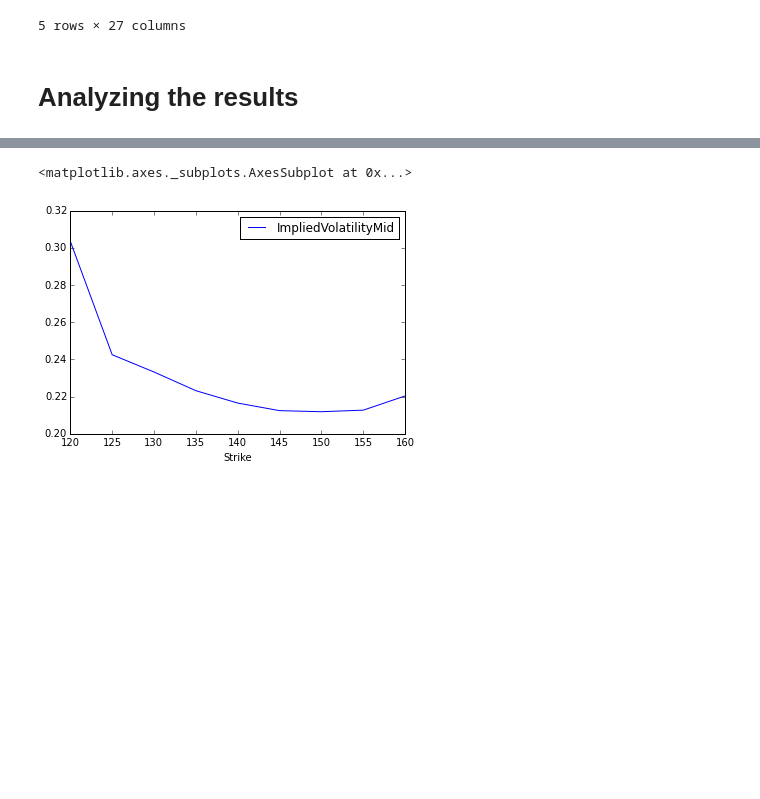
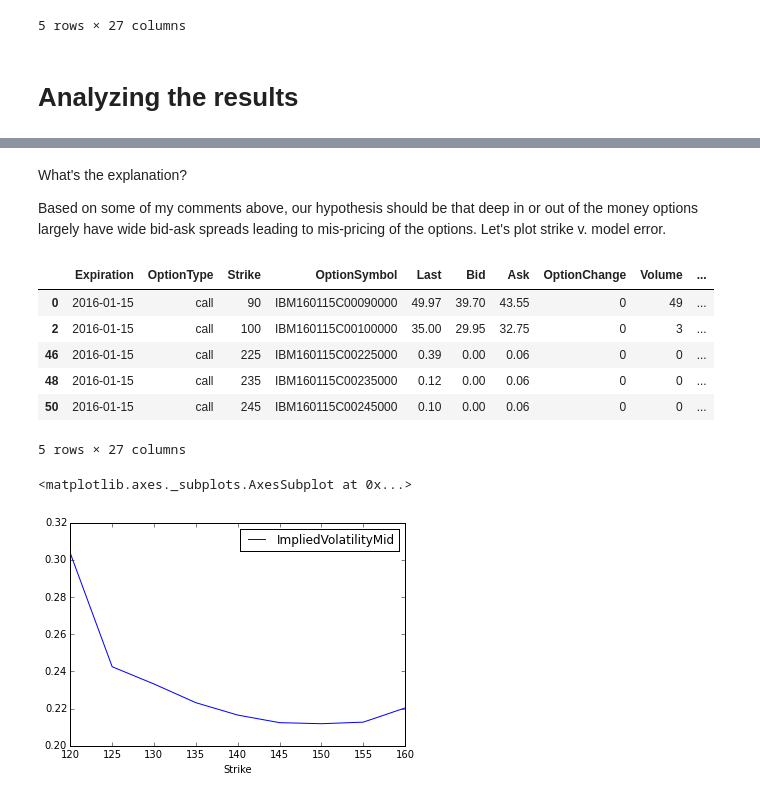
Before and after one commit to pydatasg/PyData-Meetup, a Jupyter notebook: Equity Option Implied Volatility Analytics with Python.ipynb, the cells around one changed output, grey strips where cells are left out. Drawn from its saved outputs; the diff is of its cells as text; code cells hidden in the pictures; blank space fills up the shorter version.

```diff
--- a/Equity Option Implied Volatility Analytics with Python.ipynb
+++ b/Equity Option Implied Volatility Analytics with Python.ipynb
@@ -1002,3 +1101,17 @@ options_frame['ModelError'].hist()
+# %% [markdown]
+What's the explanation?
+
+Based on some of my comments above, our hypothesis should be that deep in or out of the money options largely have wide bid-ask spreads leading to mis-pricing of the options. Let's plot strike v. model error.
+# %%
+options_frame[abs(options_frame['ModelError']) > 1.0e-4].head()
+# %% [output]
+|  | Expiration | OptionType | Strike | OptionSymbol | Last | Bid | Ask | OptionChange | Volume | ... |
+| 0 | 2016-01-15 | call | 90 | IBM160115C00090000 | 49.97 | 39.70 | 43.55 | 0 | 49 | ... |
+| 2 | 2016-01-15 | call | 100 | IBM160115C00100000 | 35.00 | 29.95 | 32.75 | 0 | 3 | ... |
+| 46 | 2016-01-15 | call | 225 | IBM160115C00225000 | 0.39 | 0.00 | 0.06 | 0 | 0 | ... |
+| 48 | 2016-01-15 | call | 235 | IBM160115C00235000 | 0.12 | 0.00 | 0.06 | 0 | 0 | ... |
+| 50 | 2016-01-15 | call | 245 | IBM160115C00245000 | 0.10 | 0.00 | 0.06 | 0 | 0 | ... |
+5 rows × 27 columns
 # %%
 # select an expiration to plot
 iv = options_frame[options_frame['Expiration'] == '2016-03-18']
```
Also changed, not shown: parts of 34 cells of this notebook, 1 other file.
